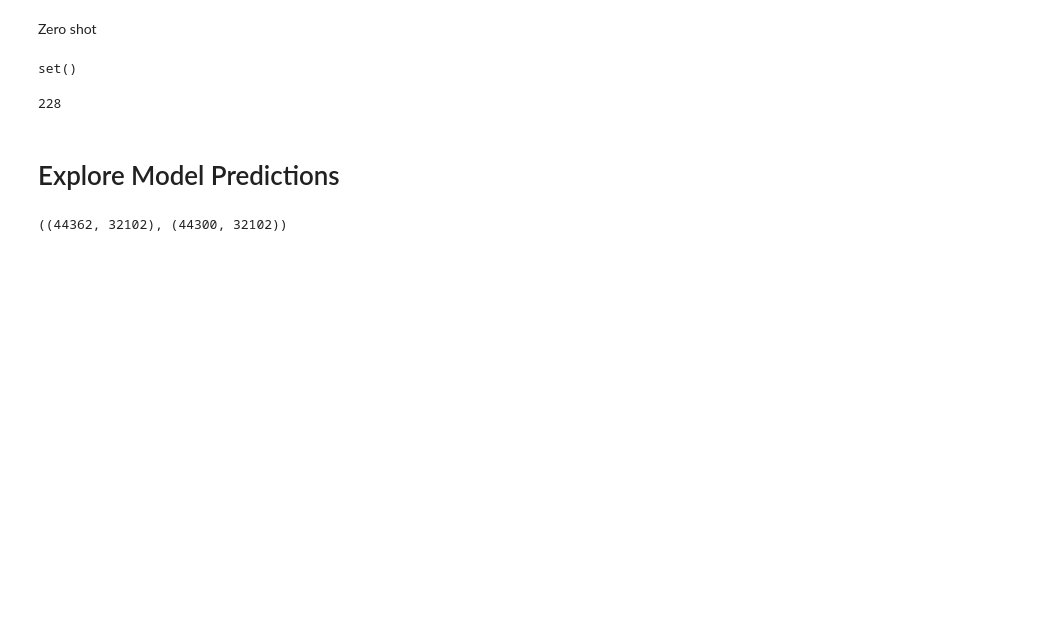
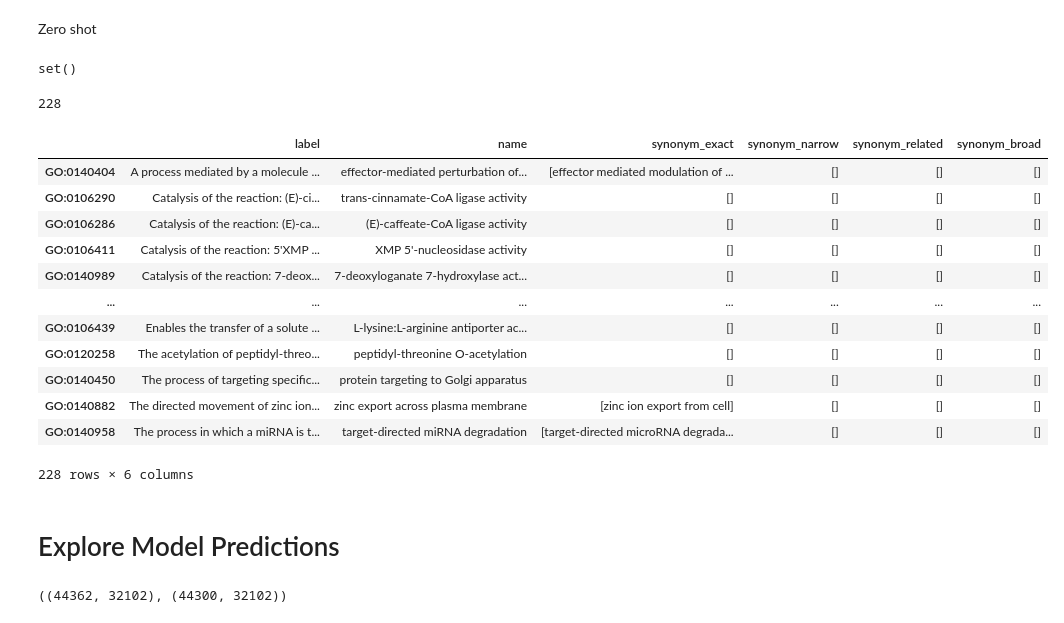
Before and after one commit to microsoft/protnote, a Jupyter notebook: notebooks/EDA.ipynb, the cells around one changed output. Saved outputs shown, nothing was run; the diff lists cells and outputs as text; code cells hidden in the pictures; blank space fills up the shorter version.

```diff
--- a/notebooks/EDA.ipynb
+++ b/notebooks/EDA.ipynb
@@ -47,3 +20,5 @@ embeds_v1.loc[list(ids)].sum().sum()
+# %%
+annotations_2023 = read_pickle('../data/annotations/go_annotations_2023_07_27_augmented.pkl')
 # %%
 train = read_fasta('../data/swissprot/proteinfer_splits/random/train_GO.fasta')
 val = read_fasta('../data/swissprot/proteinfer_splits/random/dev_GO.fasta')
@@ -229,6 +175,22 @@ set()
 len(labels_zero_shot.keys())
 # %% [output]
 228
+# %%
+annotations_2023.loc[list(labels_zero_shot.keys())]
+# %% [output]
+|  | label | name | synonym_exact | synonym_narrow | synonym_related | synonym_broad |
+| GO:0140404 | A process mediated by a molecule ... | effector-mediated perturbation of... | [effector mediated modulation of ... | [] | [] | [] |
+| GO:0106290 | Catalysis of the reaction: (E)-ci... | trans-cinnamate-CoA ligase activity | [] | [] | [] | [] |
+| GO:0106286 | Catalysis of the reaction: (E)-ca... | (E)-caffeate-CoA ligase activity | [] | [] | [] | [] |
+| GO:0106411 | Catalysis of the reaction: 5'XMP ... | XMP 5'-nucleosidase activity | [] | [] | [] | [] |
+| GO:0140989 | Catalysis of the reaction: 7-deox... | 7-deoxyloganate 7-hydroxylase act... | [] | [] | [] | [] |
+| ... | ... | ... | ... | ... | ... | ... |
+| GO:0106439 | Enables the transfer of a solute ... | L-lysine:L-arginine antiporter ac... | [] | [] | [] | [] |
+| GO:0120258 | The acetylation of peptidyl-threo... | peptidyl-threonine O-acetylation | [] | [] | [] | [] |
+| GO:0140450 | The process of targeting specific... | protein targeting to Golgi apparatus | [] | [] | [] | [] |
+| GO:0140882 | The directed movement of zinc ion... | zinc export across plasma membrane | [zinc ion export from cell] | [] | [] | [] |
+| GO:0140958 | The process in which a miRNA is t... | target-directed miRNA degradation | [target-directed microRNA degrada... | [] | [] | [] |
+228 rows × 6 columns
 # %% [markdown]
 # Explore Model Predictions
 # %%
```
Also changed, not shown: parts of 11 cells of this notebook, 3 other files.
